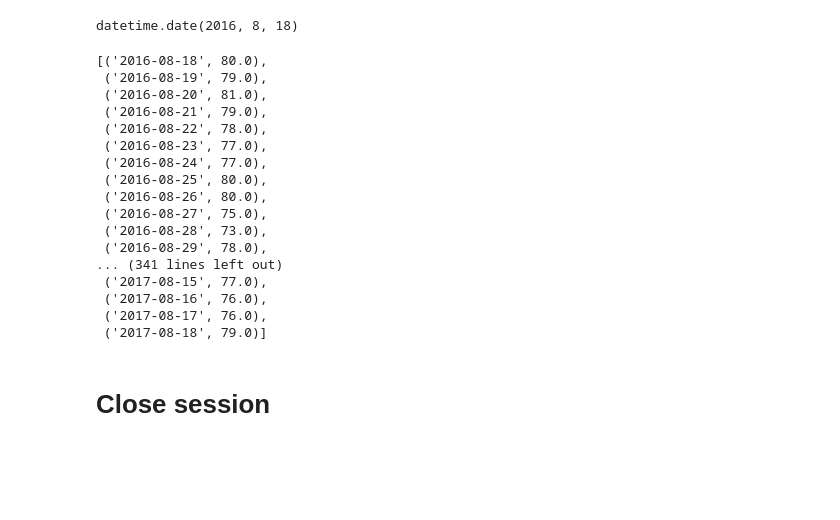
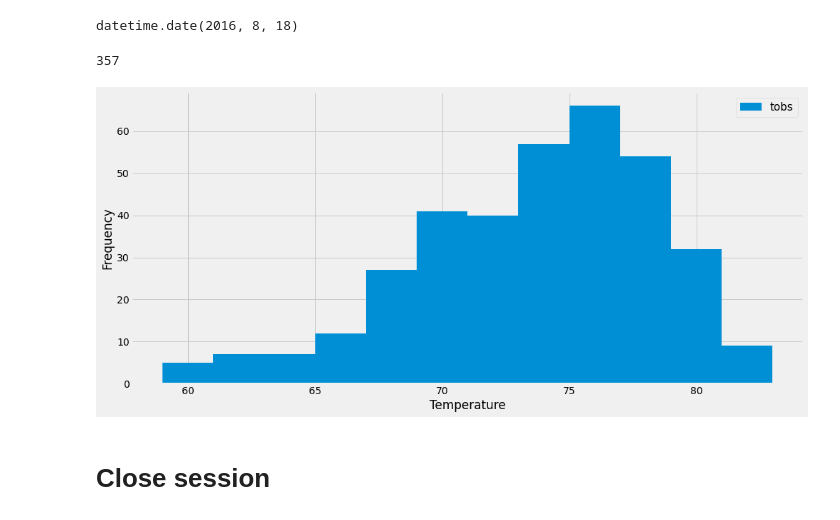
Before and after one commit to leoipn/sqlalchemy-challenge, a Jupyter notebook: climate_starter.ipynb, the cells around one changed output. Cells and saved outputs as stored; diff of their text form; code cells hidden in the pictures; blank space fills up the shorter version.

```diff
--- a/climate_starter.ipynb
+++ b/climate_starter.ipynb
@@ -189,33 +189,26 @@ datetime.date(2016, 8, 18)
 # %%
 # Using the most active station id
 # Query the last 12 months of temperature observation data for this station and plot the results as a histogram
-result = session.query(Measurement.date, Measurement.tobs).\
+tobs_result = session.query(Measurement.date, Measurement.tobs).\
     filter(Measurement.station == "USC00519281").\
     filter(Measurement.date >= one_year_ago_date).\
     all()
-
-result
-# %% [output]
-[('2016-08-18', 80.0),
- ('2016-08-19', 79.0),
- ('2016-08-20', 81.0),
- ('2016-08-21', 79.0),
- ('2016-08-22', 78.0),
- ('2016-08-23', 77.0),
- ('2016-08-24', 77.0),
- ('2016-08-25', 80.0),
- ('2016-08-26', 80.0),
- ('2016-08-27', 75.0),
- ('2016-08-28', 73.0),
- ('2016-08-29', 78.0),
-... (341 lines left out)
- ('2017-08-15', 77.0),
- ('2017-08-16', 76.0),
- ('2017-08-17', 76.0),
- ('2017-08-18', 79.0)]
 # %%
-ms_rows = [{"Date":result[0], "PRCP":result[1]} for result in results]
-ms_df = pd.DataFrame(ms_rows)
+tobs_rows = [{"Date":result[0], "TOBS":result[1]} for result in tobs_result]
+tobs_df = pd.DataFrame(tobs_rows)
+len(tobs_df)
+# %% [output]
+357
+# %%
+x= tobs_df["TOBS"]
+plt.figure(figsize=(15, 7))
+plt.hist(x, bins = 12)
+plt.legend(labels=["tobs"], prop={'size': 15}, bbox_to_anchor=(1, 1))
+plt.xlabel("Temperature")
+plt.ylabel("Frequency")
+plt.show()
+# %% [output]
+[figure, added]
 # %% [markdown]
 # Close session
 # %%
```
